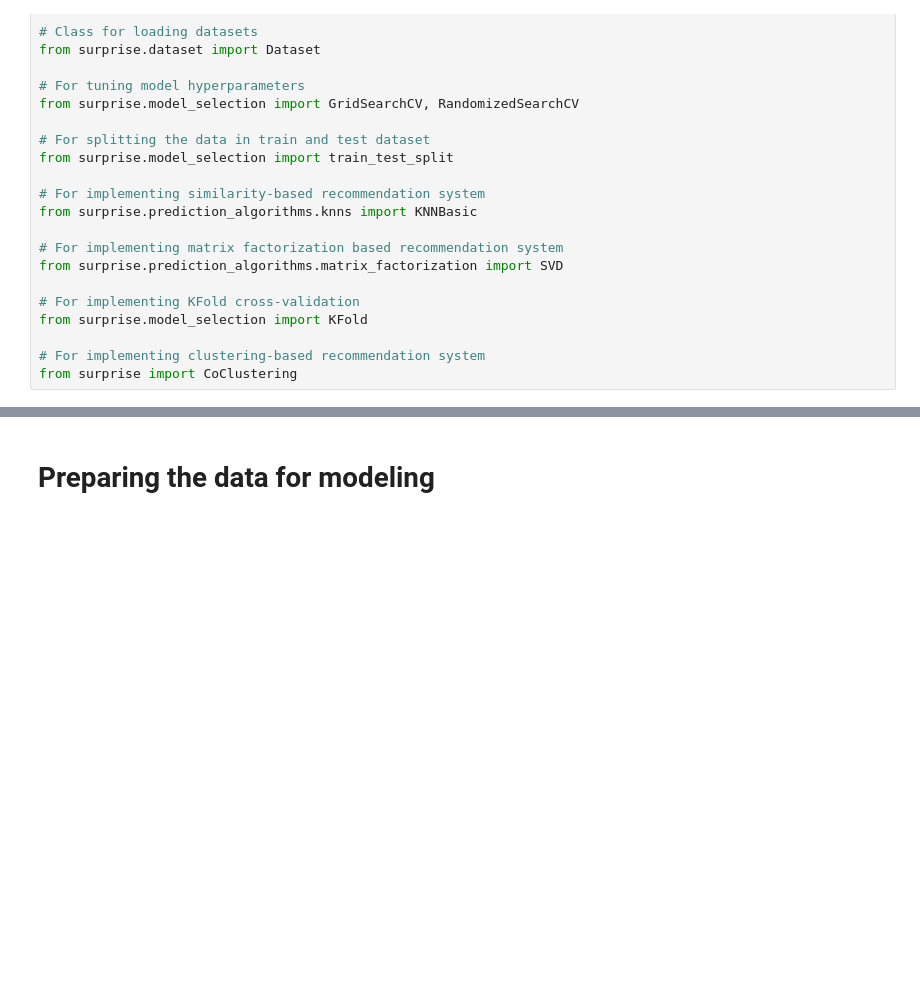
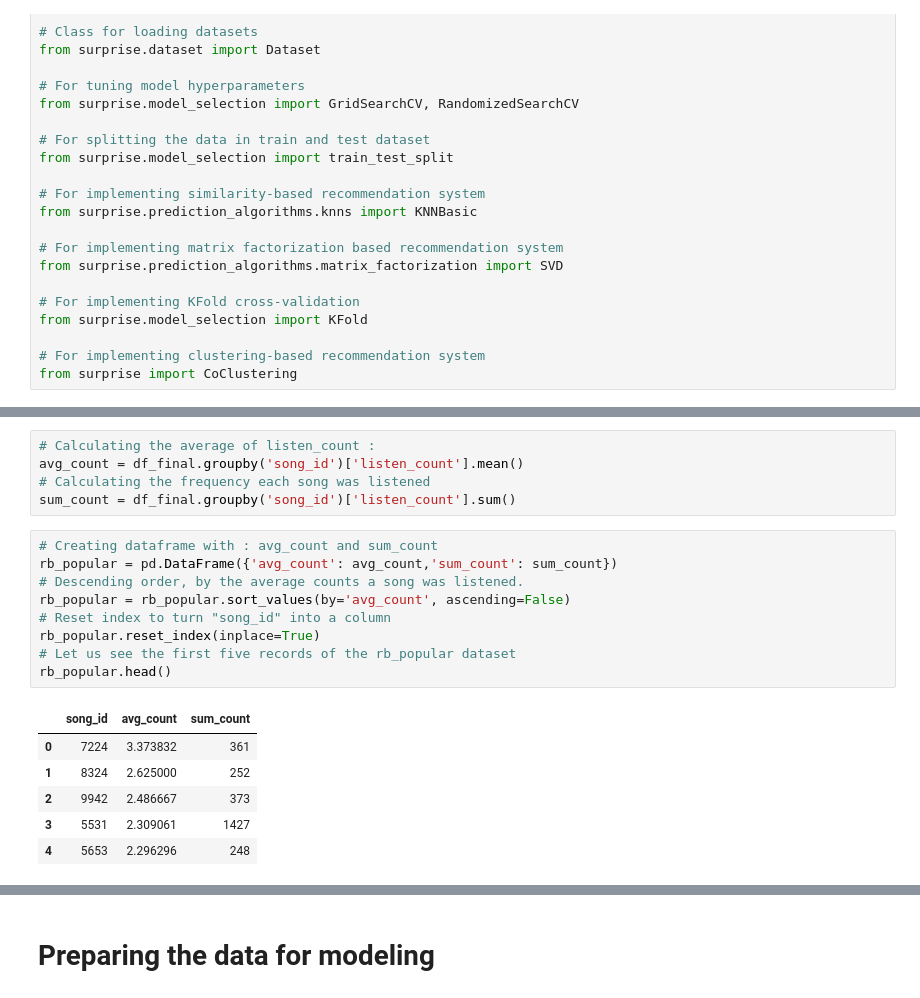
Before and after one commit to ariel-hedvat/AdvancedMLDLCourseAssignments, a Jupyter notebook: finalProject/Recommendation_System_Project_Group_4.ipynb, the cells around one changed output, grey strips where cells are left out. Cells and saved outputs as stored; diff of their text form; blank space fills up the shorter version.

```diff
--- a/finalProject/Recommendation_System_Project_Group_4.ipynb
+++ b/finalProject/Recommendation_System_Project_Group_4.ipynb
@@ -1600,0 +1618,21 @@ from surprise import CoClustering
+# %%
+# Calculating the average of listen_count :
+avg_count = df_final.groupby('song_id')['listen_count'].mean()
+# Calculating the frequency each song was listened
+sum_count = df_final.groupby('song_id')['listen_count'].sum()
+# %%
+# Creating dataframe with : avg_count and sum_count
+rb_popular = pd.DataFrame({'avg_count': avg_count,'sum_count': sum_count})
+# Descending order, by the average counts a song was listened.
+rb_popular = rb_popular.sort_values(by='avg_count', ascending=False)
+# Reset index to turn "song_id" into a column
+rb_popular.reset_index(inplace=True)
+# Let us see the first five records of the rb_popular dataset
+rb_popular.head()
+# %% [output]
+|  | song_id | avg_count | sum_count |
+| 0 | 7224 | 3.373832 | 361 |
+| 1 | 8324 | 2.625000 | 252 |
+| 2 | 9942 | 2.486667 | 373 |
+| 3 | 5531 | 2.309061 | 1427 |
+| 4 | 5653 | 2.296296 | 248 |
```
Also changed, not shown: parts of 45 cells of this notebook.
